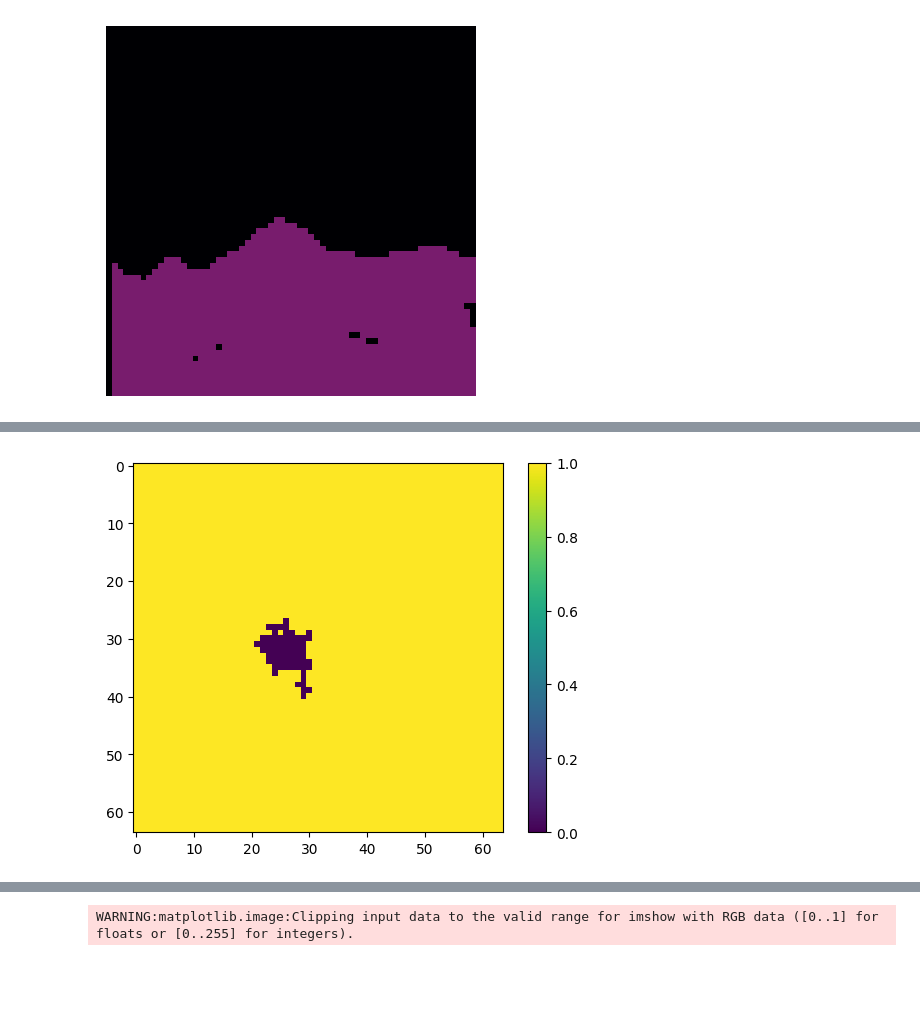
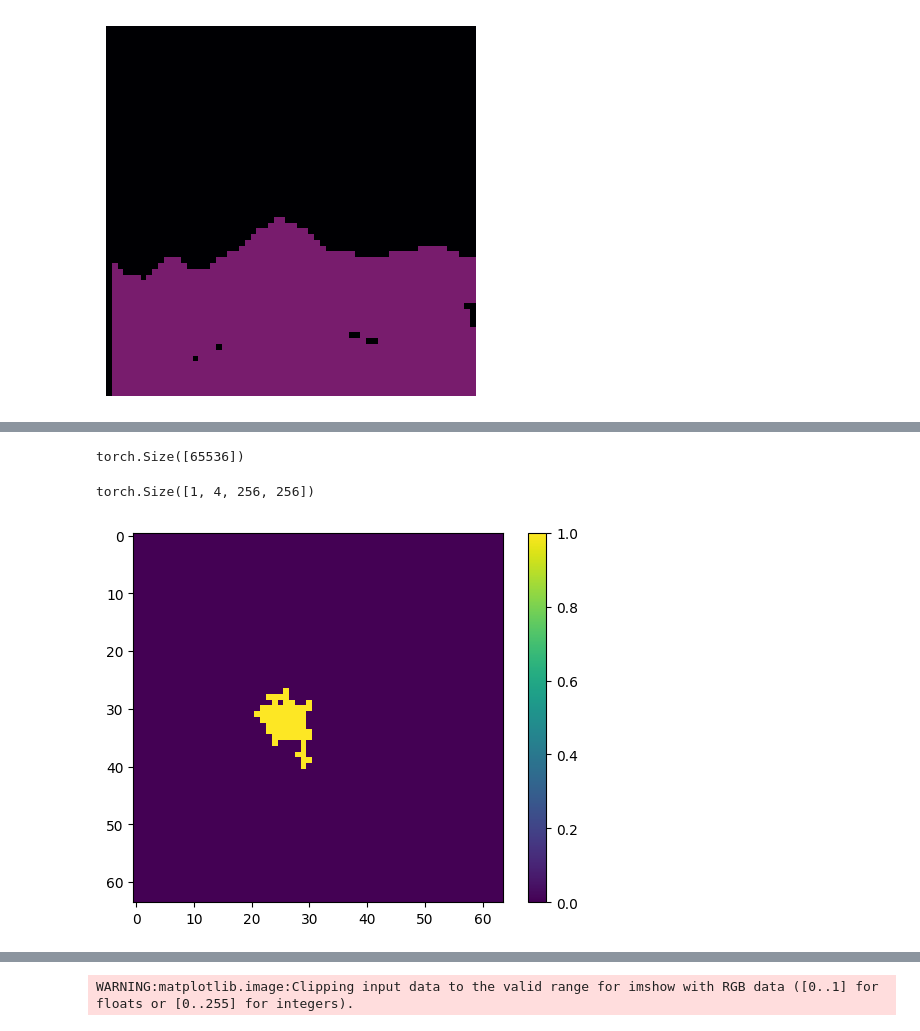
Before and after one commit to Gulio357/ComputerVision_Semantic_Segmentation, a Jupyter notebook: lora_ade.ipynb, the cells around one changed output, grey strips where cells are left out. Cells and saved outputs as stored; diff of their text form; code cells hidden in the pictures; blank space fills up the shorter version.

Commit message:
sam multi class

```diff
--- a/lora_ade.ipynb
+++ b/lora_ade.ipynb
@@ -251,3 +290,8 @@ for epoch in range(num_epochs):
+# %%
+# low_res_masks.shape
+selected_target.shape
+# %% [output]
+torch.Size([65536])
 # %%
 idx_ = 6
 
@@ -258,4 +304,6 @@ np.save('orig_img.npy', image0)
 # %%
+lora_sam.sam.to(device)
+
 
 image = F.interpolate(image0[None, :], size=(1024, 1024), mode='bilinear')
 image = image.to(device)
@@ -266,7 +314,8 @@ batch_size, height, width = target_tensor.shape
 one_hot_target = torch.zeros(batch_size, 4, height, width).to(target_tensor.device)
 one_hot_target.scatter_(1, target_tensor.unsqueeze(1), 1)
 selected_target = one_hot_target
-selected_target = selected_target[0, 0]
+# selected_target = selected_target[0, select_channel]
+selected_target = selected_target[0]
 
 selected_target = selected_target.to(device)
 
@@ -289,7 +338,11 @@ low_res_masks, iou_predictions = lora_sam.sam.mask_decoder(
             image_pe=image_pe_scaled,
             sparse_prompt_embeddings=sparse_embeddings,
             dense_prompt_embeddings=dense_embeddings,
-            multimask_output=False,
+            multimask_output=True,
         )
+# %%
+low_res_masks.shape
+# %% [output]
+torch.Size([1, 4, 256, 256])
 # %%
 low_res_masks.shape
@@ -297,9 +351,11 @@ mask_plot = low_res_masks[0, 0].cpu().detach().numpy()
 mask_gt_plot = selected_target.cpu().detach().numpy()
 image_plot = image0.permute(1, 2, 0).cpu().detach().numpy()
 # %%
+mask_gt_plot = np.argmax(mask_gt_plot, axis=0)
+
 img = plt.imshow(mask_gt_plot)
 plt.colorbar(img)
 plt.show()
 # %% [output]
-[figure, old version]
+[figure, new version]
 # %%
```
Also changed, not shown: parts of 14 cells of this notebook, 4 other files.
